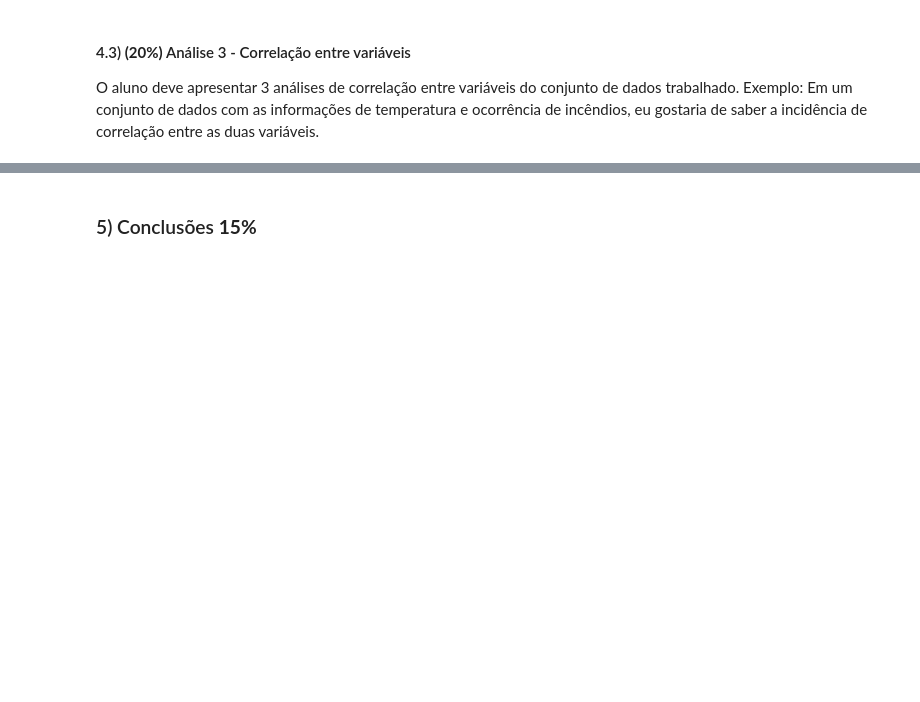
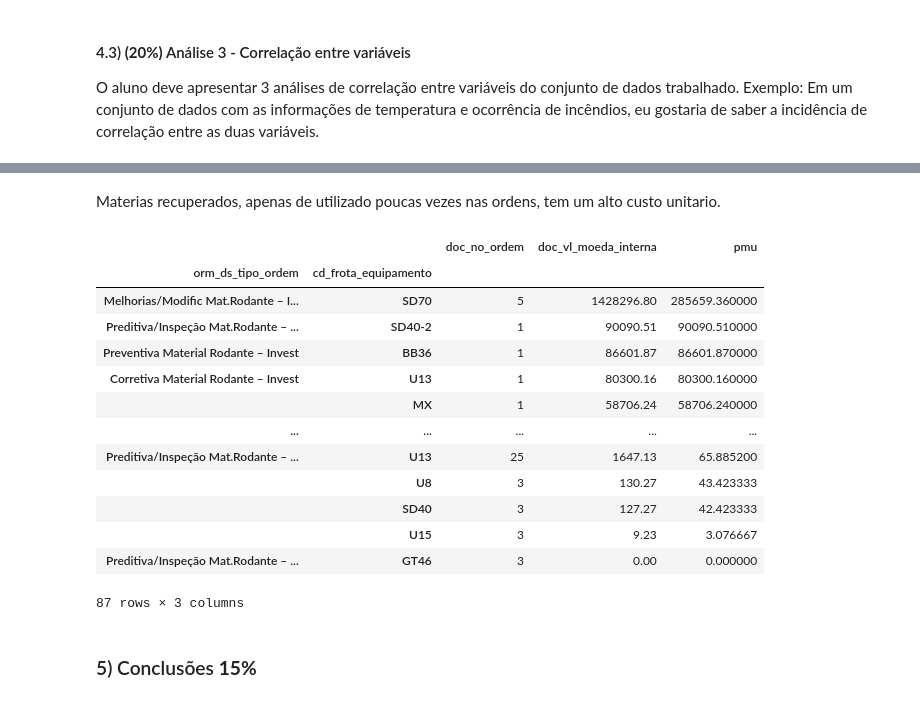
Before and after one commit to benjblara/aed_projeto_1, a Jupyter notebook: aed_projeto_1.ipynb, the cells around one changed output, grey strips where cells are left out. Drawn from its saved outputs; the diff is of its cells as text; code cells hidden in the pictures; blank space fills up the shorter version.

```diff
--- a/aed_projeto_1.ipynb
+++ b/aed_projeto_1.ipynb
@@ -269,5 +447,28 @@ O aluno deve apresentar 3 análises de correlação entre variáveis do conjunto
+# %% [markdown]
+Materias recuperados, apenas de utilizado poucas vezes nas ordens, tem um alto custo unitario.
 # %%
 # Terceiro par de variáveis: Implemente sua análise aqui. Use mais blocos se achar que ficará mais organizado.
+# PMU por tipo de ordem de manutencao
+dfPmuLocomotiva = df.groupby(['orm_ds_tipo_ordem','cd_frota_equipamento']).aggregate({'doc_no_ordem':'count','doc_vl_moeda_interna':'sum'})
+# calculando o PMU e acrescentando a nova feature
+dfPmuLocomotiva['pmu'] = dfPmuLocomotiva['doc_vl_moeda_interna'] / dfPmuLocomotiva['doc_no_ordem']
+dfPmuLocomotiva.sort_values(by='pmu', ascending=False)
+#dfPmuLocomotiva["cd_frota_equipamento"].value_counts().plot(kind="bar")
+# %% [output]
+|  |  | doc_no_ordem | doc_vl_moeda_interna | pmu |
+| orm_ds_tipo_ordem | cd_frota_equipamento |  |  |  |
+| Melhorias/Modific Mat.Rodante – I... | SD70 | 5 | 1428296.80 | 285659.360000 |
+| Preditiva/Inspeção Mat.Rodante – ... | SD40-2 | 1 | 90090.51 | 90090.510000 |
+| Preventiva Material Rodante – Invest | BB36 | 1 | 86601.87 | 86601.870000 |
+| Corretiva Material Rodante – Invest | U13 | 1 | 80300.16 | 80300.160000 |
+|  | MX | 1 | 58706.24 | 58706.240000 |
+| ... | ... | ... | ... | ... |
+| Preditiva/Inspeção Mat.Rodante – ... | U13 | 25 | 1647.13 | 65.885200 |
+|  | U8 | 3 | 130.27 | 43.423333 |
+|  | SD40 | 3 | 127.27 | 42.423333 |
+|  | U15 | 3 | 9.23 | 3.076667 |
+| Preditiva/Inspeção Mat.Rodante – ... | GT46 | 3 | 0.00 | 0.000000 |
+87 rows × 3 columns
 # %% [markdown]
 ### 5) Conclusões **15%**
 # %% [markdown]
```
Also changed, not shown: parts of 21 cells of this notebook.
